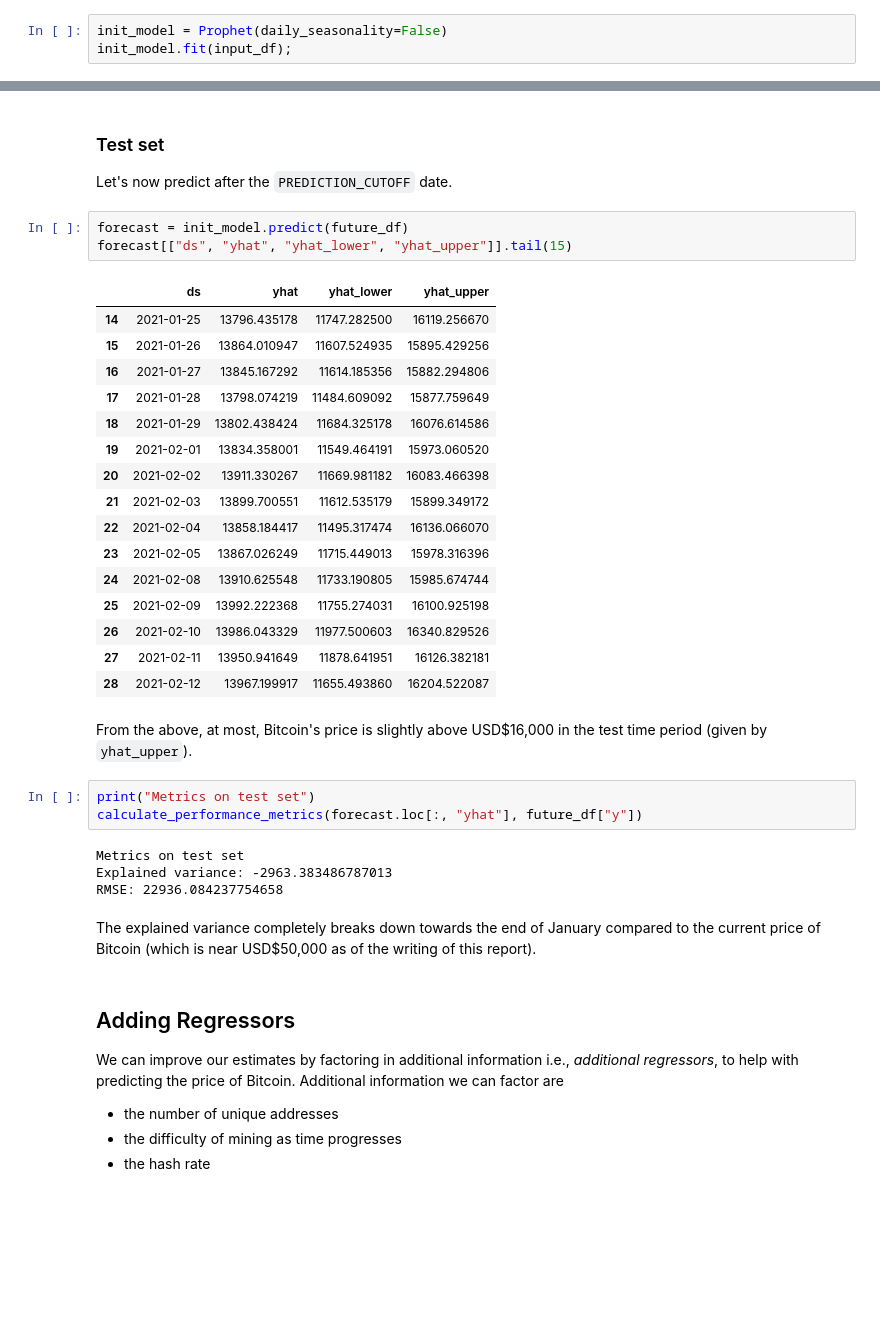
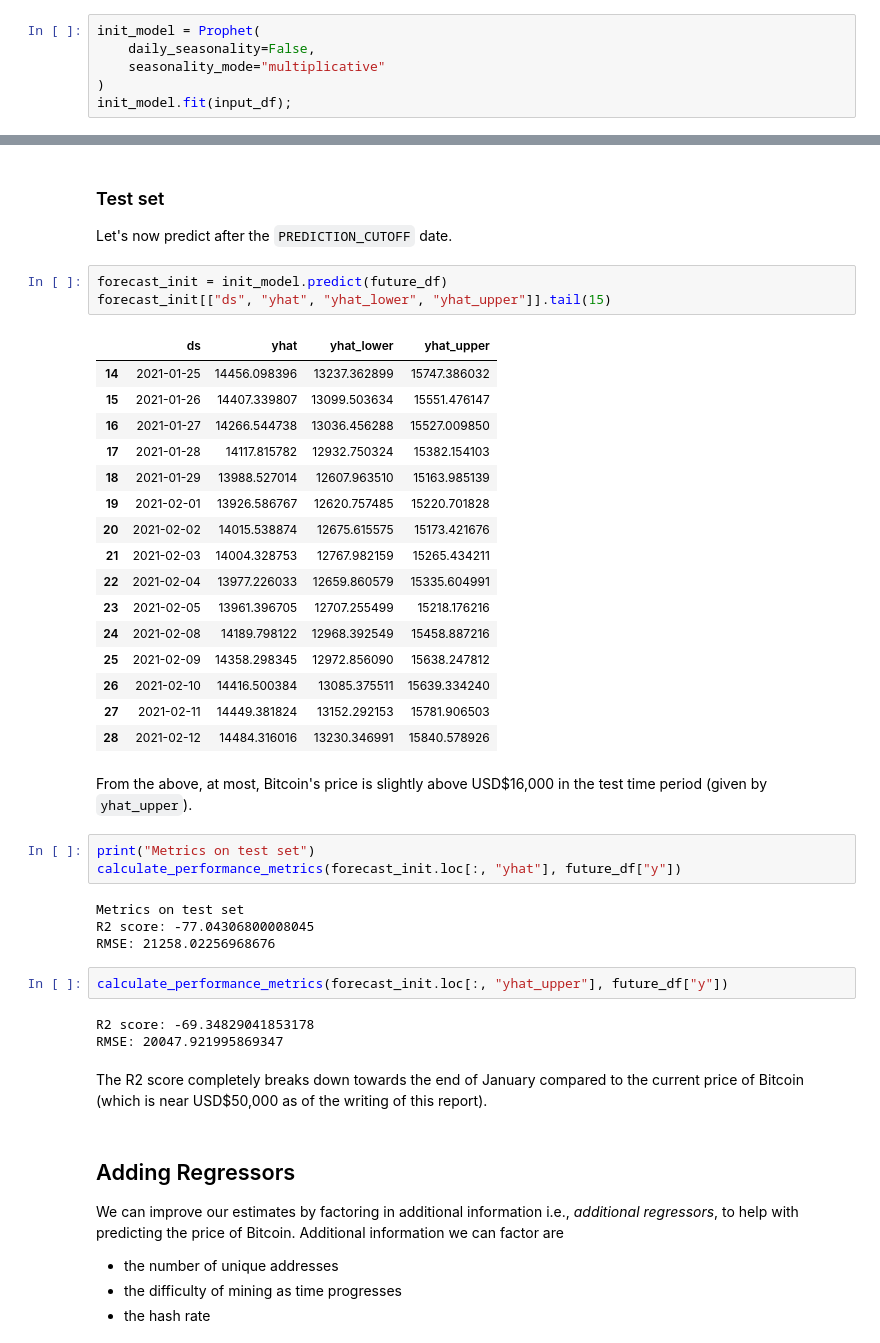
Before and after one commit to ptuls/bitcoin_price_forecasting, a Jupyter notebook: Bitcoin Price Forecasting with Prophet.ipynb, the cells around one changed output, grey strips where cells are left out. Drawn from its saved outputs; the diff is of its cells as text; blank space fills up the shorter version.

```diff
--- a/Bitcoin Price Forecasting with Prophet.ipynb
+++ b/Bitcoin Price Forecasting with Prophet.ipynb
@@ -152,7 +150,10 @@ input_df = input_df.rename(columns={
 future_df = input_df[input_df["ds"] >= PREDICTION_CUTOFF]
 input_df = input_df[input_df["ds"] < PREDICTION_CUTOFF]
 # %%
-init_model = Prophet(daily_seasonality=False)
+init_model = Prophet(
+    daily_seasonality=False,
+    seasonality_mode="multiplicative"
+)
 init_model.fit(input_df);
 # %%
 train_forecast = init_model.predict(input_df)
@@ -184,36 +185,41 @@ RMSE: 1696.1926294833265
 
 Let's now predict after the `PREDICTION_CUTOFF` date.
 # %%
-forecast = init_model.predict(future_df)
-forecast[["ds", "yhat", "yhat_lower", "yhat_upper"]].tail(15)
+forecast_init = init_model.predict(future_df)
+forecast_init[["ds", "yhat", "yhat_lower", "yhat_upper"]].tail(15)
 # %% [output]
 |  | ds | yhat | yhat_lower | yhat_upper |
-| 14 | 2021-01-25 | 13796.435178 | 11747.282500 | 16119.256670 |
-| 15 | 2021-01-26 | 13864.010947 | 11607.524935 | 15895.429256 |
-| 16 | 2021-01-27 | 13845.167292 | 11614.185356 | 15882.294806 |
-| 17 | 2021-01-28 | 13798.074219 | 11484.609092 | 15877.759649 |
-| 18 | 2021-01-29 | 13802.438424 | 11684.325178 | 16076.614586 |
-| 19 | 2021-02-01 | 13834.358001 | 11549.464191 | 15973.060520 |
-| 20 | 2021-02-02 | 13911.330267 | 11669.981182 | 16083.466398 |
-| 21 | 2021-02-03 | 13899.700551 | 11612.535179 | 15899.349172 |
-| 22 | 2021-02-04 | 13858.184417 | 11495.317474 | 16136.066070 |
-| 23 | 2021-02-05 | 13867.026249 | 11715.449013 | 15978.316396 |
-| 24 | 2021-02-08 | 13910.625548 | 11733.190805 | 15985.674744 |
-| 25 | 2021-02-09 | 13992.222368 | 11755.274031 | 16100.925198 |
-| 26 | 2021-02-10 | 13986.043329 | 11977.500603 | 16340.829526 |
-| 27 | 2021-02-11 | 13950.941649 | 11878.641951 | 16126.382181 |
-| 28 | 2021-02-12 | 13967.199917 | 11655.493860 | 16204.522087 |
+| 14 | 2021-01-25 | 14456.098396 | 13237.362899 | 15747.386032 |
+| 15 | 2021-01-26 | 14407.339807 | 13099.503634 | 15551.476147 |
+| 16 | 2021-01-27 | 14266.544738 | 13036.456288 | 15527.009850 |
+| 17 | 2021-01-28 | 14117.815782 | 12932.750324 | 15382.154103 |
+| 18 | 2021-01-29 | 13988.527014 | 12607.963510 | 15163.985139 |
+| 19 | 2021-02-01 | 13926.586767 | 12620.757485 | 15220.701828 |
+| 20 | 2021-02-02 | 14015.538874 | 12675.615575 | 15173.421676 |
+| 21 | 2021-02-03 | 14004.328753 | 12767.982159 | 15265.434211 |
+| 22 | 2021-02-04 | 13977.226033 | 12659.860579 | 15335.604991 |
+| 23 | 2021-02-05 | 13961.396705 | 12707.255499 | 15218.176216 |
+| 24 | 2021-02-08 | 14189.798122 | 12968.392549 | 15458.887216 |
+| 25 | 2021-02-09 | 14358.298345 | 12972.856090 | 15638.247812 |
+| 26 | 2021-02-10 | 14416.500384 | 13085.375511 | 15639.334240 |
+| 27 | 2021-02-11 | 14449.381824 | 13152.292153 | 15781.906503 |
+| 28 | 2021-02-12 | 14484.316016 | 13230.346991 | 15840.578926 |
 # %% [markdown]
 From the above, at most, Bitcoin's price is slightly above USD$16,000 in the test time period (given by `yhat_upper`).
 # %%
 print("Metrics on test set")
-calculate_performance_metrics(forecast.loc[:, "yhat"], future_df["y"])
+calculate_performance_metrics(forecast_init.loc[:, "yhat"], future_df["y"])
 # %% [output]
 Metrics on test set
-Explained variance: -2963.383486787013
-RMSE: 22936.084237754658
+R2 score: -77.04306800008045
+RMSE: 21258.02256968676
+# %%
+calculate_performance_metrics(forecast_init.loc[:, "yhat_upper"], future_df["y"])
+# %% [output]
+R2 score: -69.34829041853178
+RMSE: 20047.921995869347
 # %% [markdown]
-The explained variance completely breaks down towards the end of January compared to the current price of Bitcoin (which is near USD$50,000 as of the writing of this report).
+The R2 score completely breaks down towards the end of January compared to the current price of Bitcoin (which is near USD$50,000 as of the writing of this report).
 # %% [markdown]
 ## Adding Regressors
 
```
Also changed, not shown: parts of 19 cells of this notebook.
